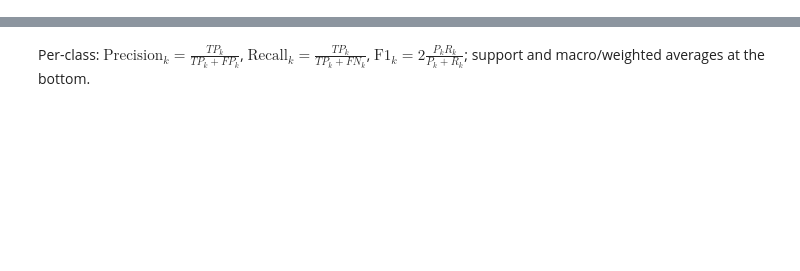
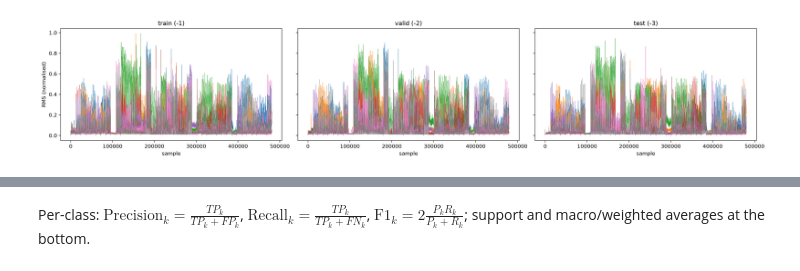
Before and after one commit to aljazfrancic/myo-keras, a Jupyter notebook: myo-keras.ipynb, the cells around one changed output, grey strips where cells are left out. Drawn from its saved outputs; the diff is of its cells as text; code cells hidden in the pictures; blank space fills up the shorter version.

```diff
--- a/myo-keras.ipynb
+++ b/myo-keras.ipynb
@@ -35,5 +89,11 @@ plt.plot(train_labels)
 # %%
-fig, ax = plt.subplots(1, 3)
-ax[0].plot(train)
-ax[1].plot(valid)
-ax[2].plot(test)
+fig, ax = plt.subplots(1, 3, figsize=(20, 4), sharey=True)
+for a, data, name in zip(ax, (train, valid, test), ("train (-1)", "valid (-2)", "test (-3)")):
+    a.plot(data, linewidth=0.4)
+    a.set_title(name)
+    a.set_xlabel("sample")
+ax[0].set_ylabel("RMS (normalised)")
+plt.tight_layout()
+plt.show()
+# %% [output]
+[figure, added]
```
Also changed, not shown: parts of 41 cells of this notebook, 12 other files.
